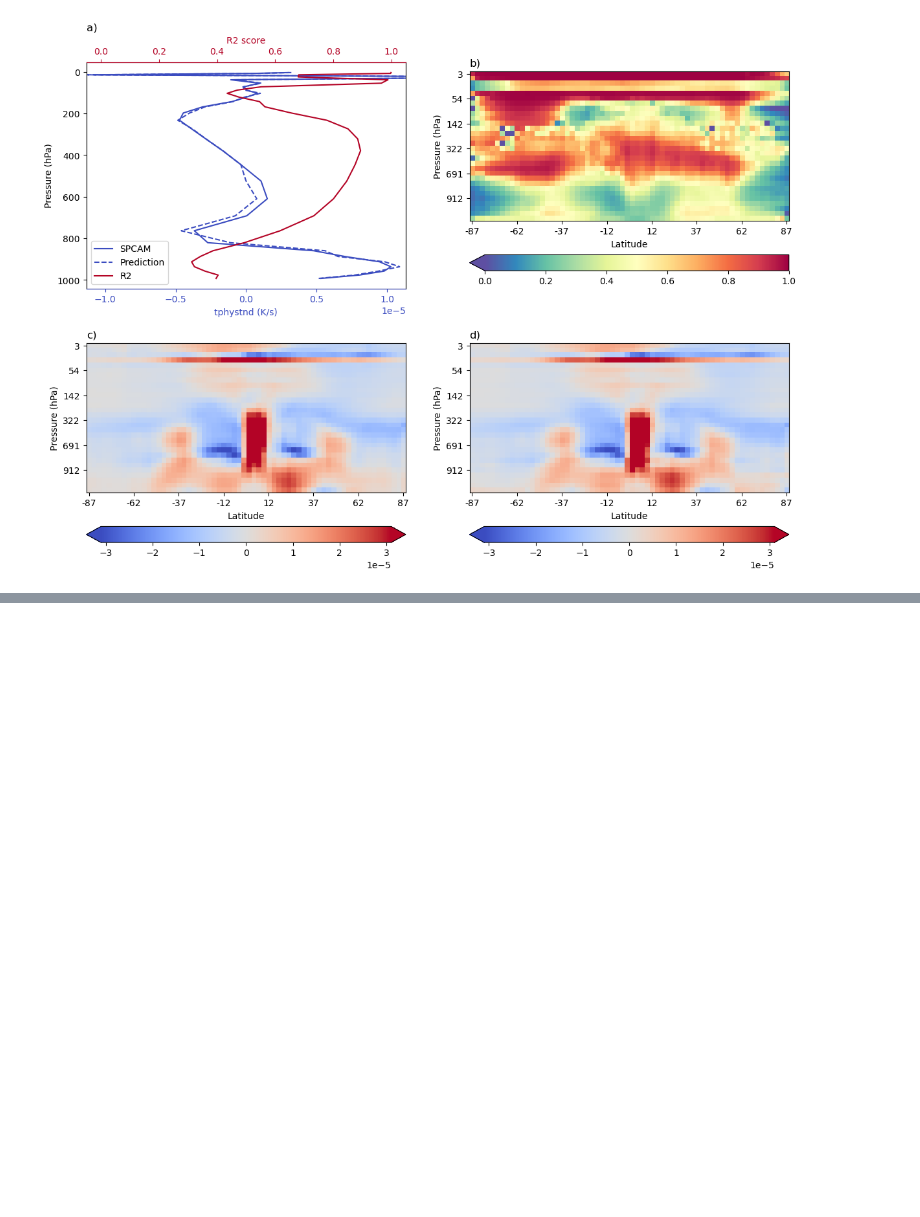
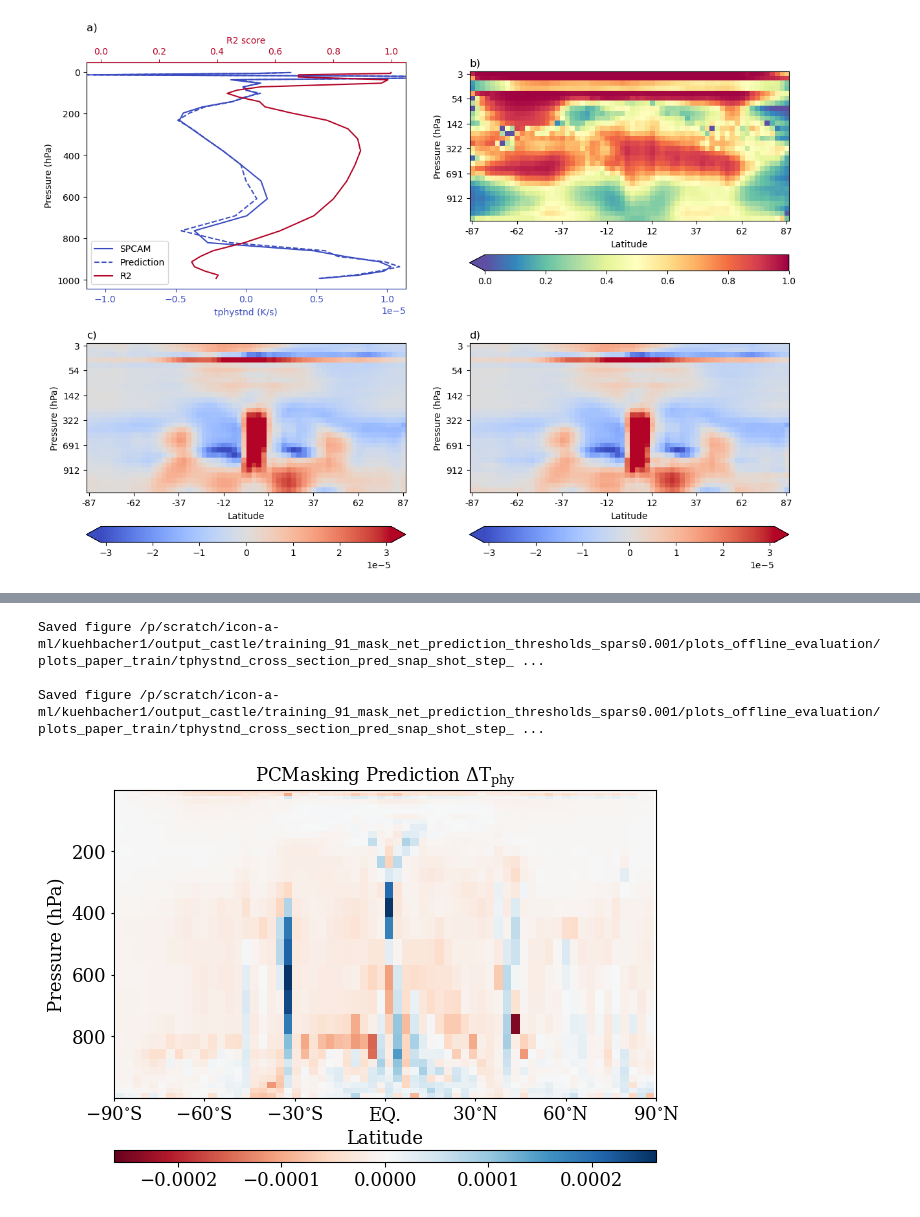
Before and after one commit to EyringMLClimateGroup/kuehbacher24ICMLA_PCMasking, a Jupyter notebook: notebooks_castle_offline_evaluation/plots_paper_r2_profile_cross_section.ipynb, the cells around one changed output, grey strips where cells are left out. Drawn from its saved outputs; the diff is of its cells as text; code cells hidden in the pictures; blank space fills up the shorter version.

```diff
--- a/notebooks_castle_offline_evaluation/plots_paper_r2_profile_cross_section.ipynb
+++ b/notebooks_castle_offline_evaluation/plots_paper_r2_profile_cross_section.ipynb
@@ -415,0 +487,14 @@ plt.show()
+# %%
+# Create a figure and an axis
+plt.close()
+fig, ax = plt.subplots(figsize=(7, 4))
+
+plot_cross_section(ax, "pred", variable)
+
+f_name = f"cross_section_pred_snap_shot_step_{step}"
+save_figures(f_name)
+# %% [output]
+Saved figure /p/scratch/icon-a-ml/kuehbacher1/output_castle/training_91_mask_net_prediction_thresholds_spars0.001/plots_offline_evaluation/plots_paper_train/tphystnd_cross_section_pred_snap_shot_step_ ...
+
+Saved figure /p/scratch/icon-a-ml/kuehbacher1/output_castle/training_91_mask_net_prediction_thresholds_spars0.001/plots_offline_evaluation/plots_paper_train/tphystnd_cross_section_pred_snap_shot_step_ ...
+[figure, added]
```
Also changed, not shown: parts of 39 cells of this notebook, 4 other files.
